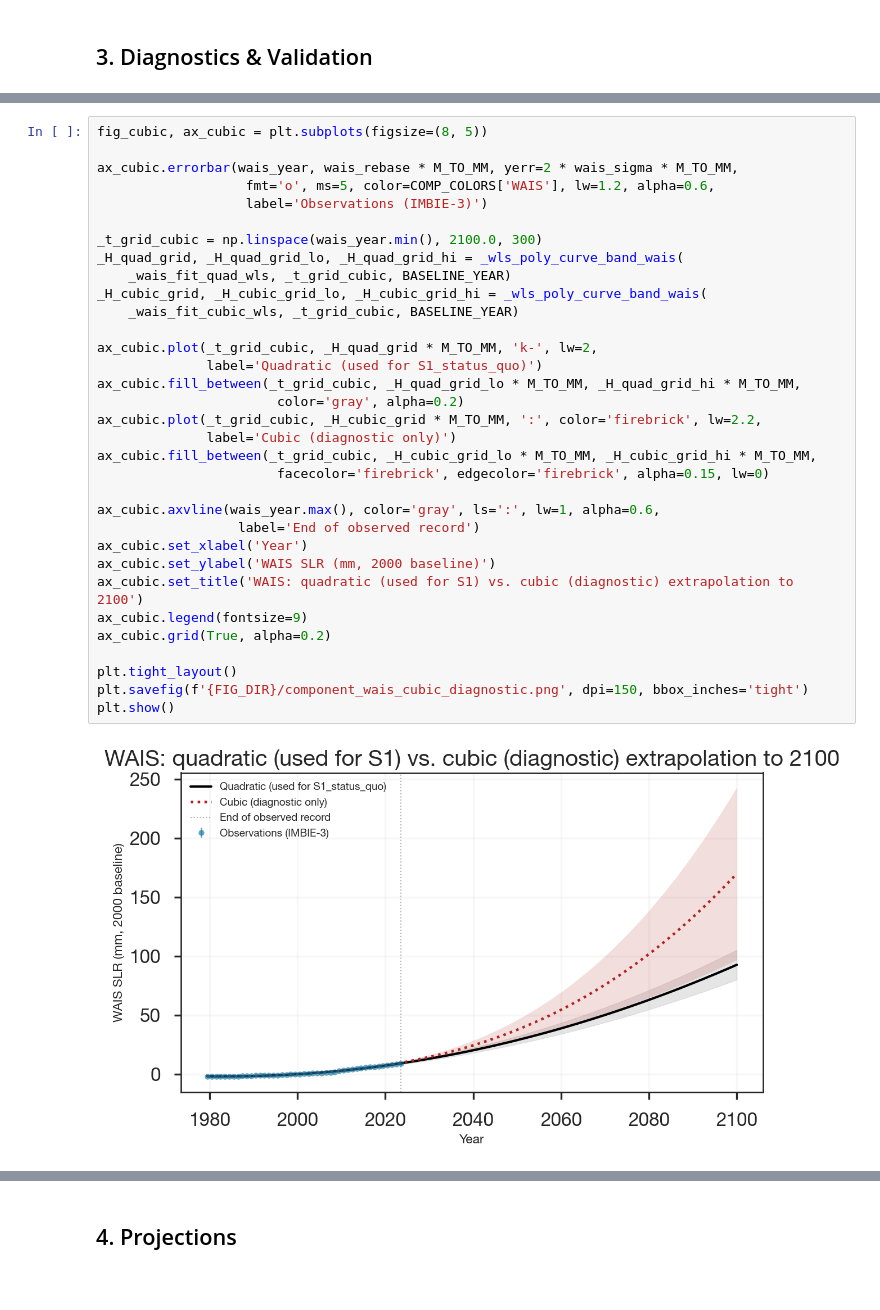
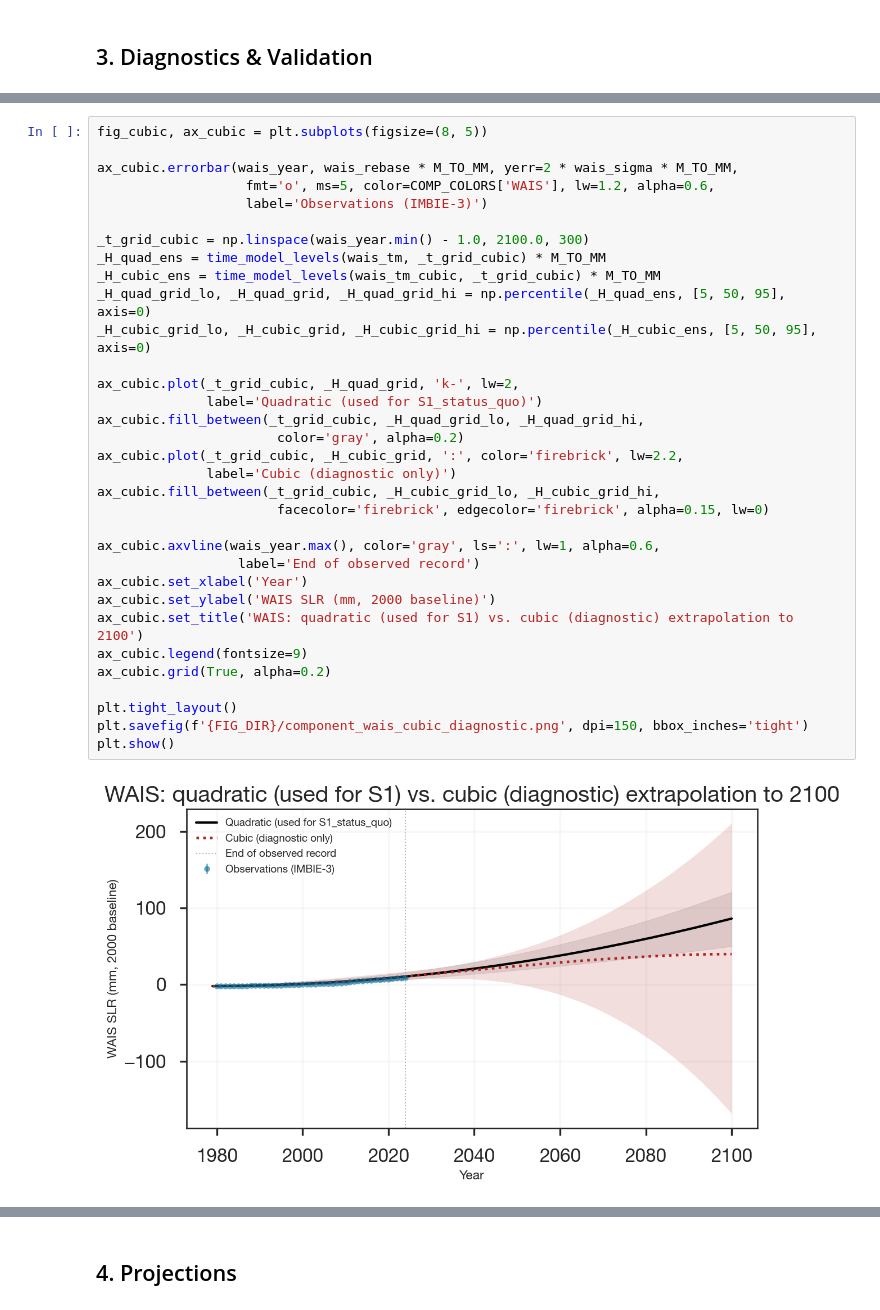
Before and after one commit to bminchew/GMSLR_forecast_v1, a Jupyter notebook: slr_forecast/notebooks/component_wais.ipynb, the cells around one changed output, grey strips where cells are left out. Cells and saved outputs as stored; diff of their text form.

```diff
--- a/slr_forecast/notebooks/component_wais.ipynb
+++ b/slr_forecast/notebooks/component_wais.ipynb
@@ -926,38 +829,38 @@ Cubic H(2100) = 169.9 [96.8, 243.0] mm -- for reference only; NOT used for S1_st
 # %%
 fig_cubic, ax_cubic = plt.subplots(figsize=(8, 5))
 
 ax_cubic.errorbar(wais_year, wais_rebase * M_TO_MM, yerr=2 * wais_sigma * M_TO_MM,
                    fmt='o', ms=5, color=COMP_COLORS['WAIS'], lw=1.2, alpha=0.6,
                    label='Observations (IMBIE-3)')
 
-_t_grid_cubic = np.linspace(wais_year.min(), 2100.0, 300)
-_H_quad_grid, _H_quad_grid_lo, _H_quad_grid_hi = _wls_poly_curve_band_wais(
-    _wais_fit_quad_wls, _t_grid_cubic, BASELINE_YEAR)
-_H_cubic_grid, _H_cubic_grid_lo, _H_cubic_grid_hi = _wls_poly_curve_band_wais(
-    _wais_fit_cubic_wls, _t_grid_cubic, BASELINE_YEAR)
+_t_grid_cubic = np.linspace(wais_year.min() - 1.0, 2100.0, 300)
+_H_quad_ens = time_model_levels(wais_tm, _t_grid_cubic) * M_TO_MM
+_H_cubic_ens = time_model_levels(wais_tm_cubic, _t_grid_cubic) * M_TO_MM
+_H_quad_grid_lo, _H_quad_grid, _H_quad_grid_hi = np.percentile(_H_quad_ens, [5, 50, 95], axis=0)
+_H_cubic_grid_lo, _H_cubic_grid, _H_cubic_grid_hi = np.percentile(_H_cubic_ens, [5, 50, 95], axis=0)
 
-ax_cubic.plot(_t_grid_cubic, _H_quad_grid * M_TO_MM, 'k-', lw=2,
+ax_cubic.plot(_t_grid_cubic, _H_quad_grid, 'k-', lw=2,
               label='Quadratic (used for S1_status_quo)')
-ax_cubic.fill_between(_t_grid_cubic, _H_quad_grid_lo * M_TO_MM, _H_quad_grid_hi * M_TO_MM,
+ax_cubic.fill_between(_t_grid_cubic, _H_quad_grid_lo, _H_quad_grid_hi,
                        color='gray', alpha=0.2)
-ax_cubic.plot(_t_grid_cubic, _H_cubic_grid * M_TO_MM, ':', color='firebrick', lw=2.2,
+ax_cubic.plot(_t_grid_cubic, _H_cubic_grid, ':', color='firebrick', lw=2.2,
               label='Cubic (diagnostic only)')
-ax_cubic.fill_between(_t_grid_cubic, _H_cubic_grid_lo * M_TO_MM, _H_cubic_grid_hi * M_TO_MM,
+ax_cubic.fill_between(_t_grid_cubic, _H_cubic_grid_lo, _H_cubic_grid_hi,
                        facecolor='firebrick', edgecolor='firebrick', alpha=0.15, lw=0)
 
 ax_cubic.axvline(wais_year.max(), color='gray', ls=':', lw=1, alpha=0.6,
                   label='End of observed record')
 ax_cubic.set_xlabel('Year')
 ax_cubic.set_ylabel('WAIS SLR (mm, 2000 baseline)')
 ax_cubic.set_title('WAIS: quadratic (used for S1) vs. cubic (diagnostic) extrapolation to 2100')
 ax_cubic.legend(fontsize=9)
 ax_cubic.grid(True, alpha=0.2)
 
 plt.tight_layout()
 plt.savefig(f'{FIG_DIR}/component_wais_cubic_diagnostic.png', dpi=150, bbox_inches='tight')
 plt.show()
 # %% [output]
-[figure, old version]
+[figure, new version]
 # %% [markdown]
 ### Snowfall-anomaly sensitivity (diagnostic only — not used for projections)
 
```
Also changed, not shown: parts of 19 cells of this notebook, 8 other files.
